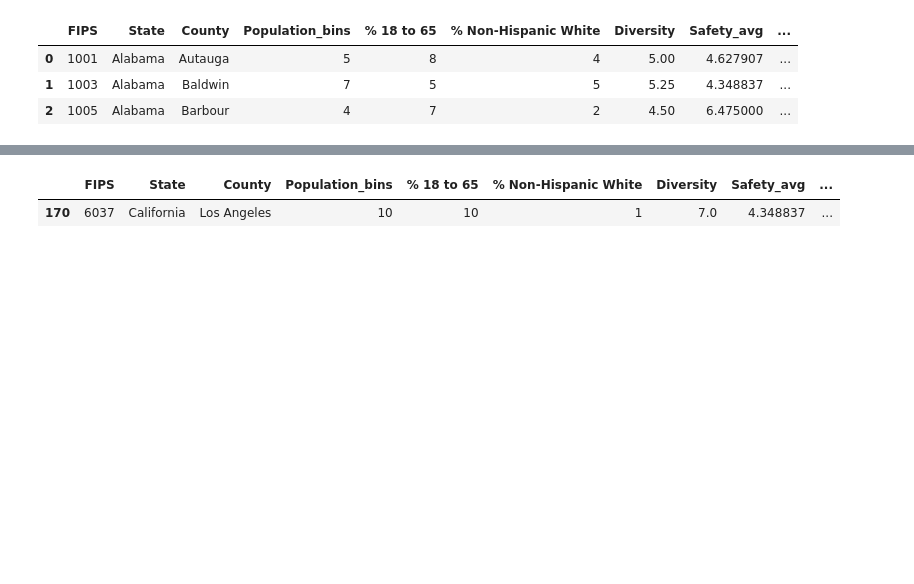
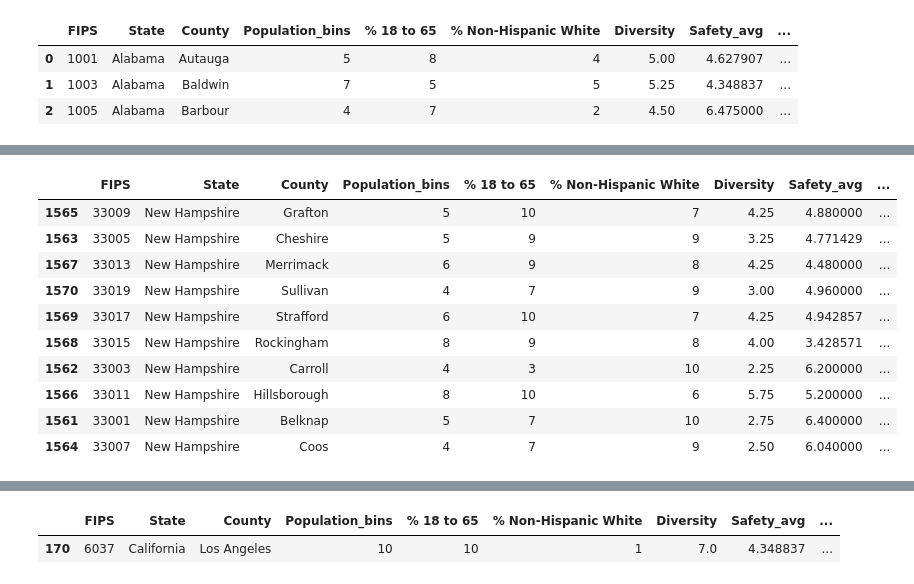
Before and after one commit to buonicannoli/AnotherTown, a Jupyter notebook: Notebooks/Master.ipynb, the cells around one changed output, grey strips where cells are left out. Cells and saved outputs as stored; diff of their text form; code cells hidden in the pictures; blank space fills up the shorter version.

```diff
--- a/Notebooks/Master.ipynb
+++ b/Notebooks/Master.ipynb
@@ -59,4 +67,18 @@ df[df['Population_bins']>7].sort_values(by=['Total']).head(50)
 | 2602 | 53061 | Washington | Snohomish | 9 | 10 | 3 | 6.00 | 3.976744 | ... |
+# %%
+df[df['State']=='New Hampshire'].sort_values(by=['Total']).head(30)
+# %% [output]
+|  | FIPS | State | County | Population_bins | % 18 to 65 | % Non-Hispanic White | Diversity | Safety_avg | ... |
+| 1565 | 33009 | New Hampshire | Grafton | 5 | 10 | 7 | 4.25 | 4.880000 | ... |
+| 1563 | 33005 | New Hampshire | Cheshire | 5 | 9 | 9 | 3.25 | 4.771429 | ... |
+| 1567 | 33013 | New Hampshire | Merrimack | 6 | 9 | 8 | 4.25 | 4.480000 | ... |
+| 1570 | 33019 | New Hampshire | Sullivan | 4 | 7 | 9 | 3.00 | 4.960000 | ... |
+| 1569 | 33017 | New Hampshire | Strafford | 6 | 10 | 7 | 4.25 | 4.942857 | ... |
+| 1568 | 33015 | New Hampshire | Rockingham | 8 | 9 | 8 | 4.00 | 3.428571 | ... |
+| 1562 | 33003 | New Hampshire | Carroll | 4 | 3 | 10 | 2.25 | 6.200000 | ... |
+| 1566 | 33011 | New Hampshire | Hillsborough | 8 | 10 | 6 | 5.75 | 5.200000 | ... |
+| 1561 | 33001 | New Hampshire | Belknap | 5 | 7 | 10 | 2.75 | 6.400000 | ... |
+| 1564 | 33007 | New Hampshire | Coos | 4 | 7 | 9 | 2.50 | 6.040000 | ... |
 # %%
 counties = ['San Diego', 'Los Angeles', 'Ventura', 'Multnomah', 'Teton', 'St. Louis', 'New York', 'Orange']
 df[df['County'].isin(counties)].sort_values(by=['Total'])
```
Also changed, not shown: parts of 7 cells of this notebook, 9 other files.
